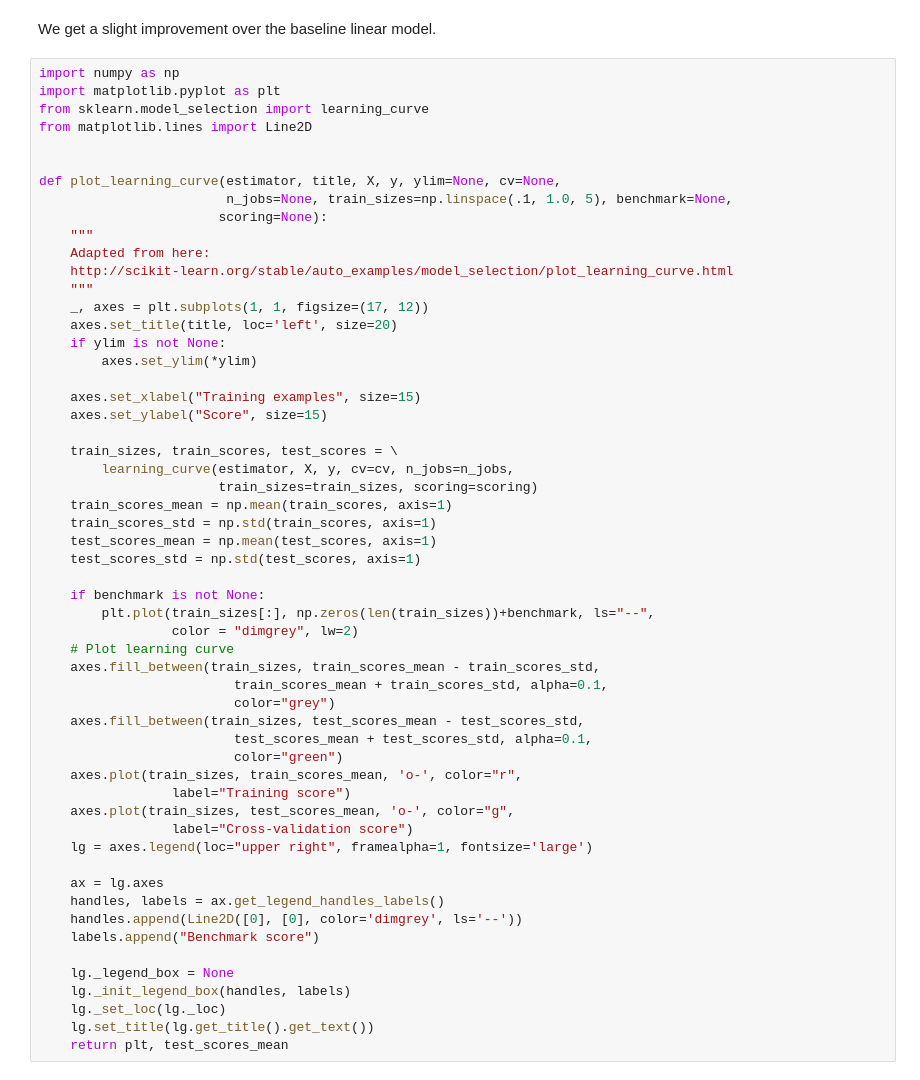
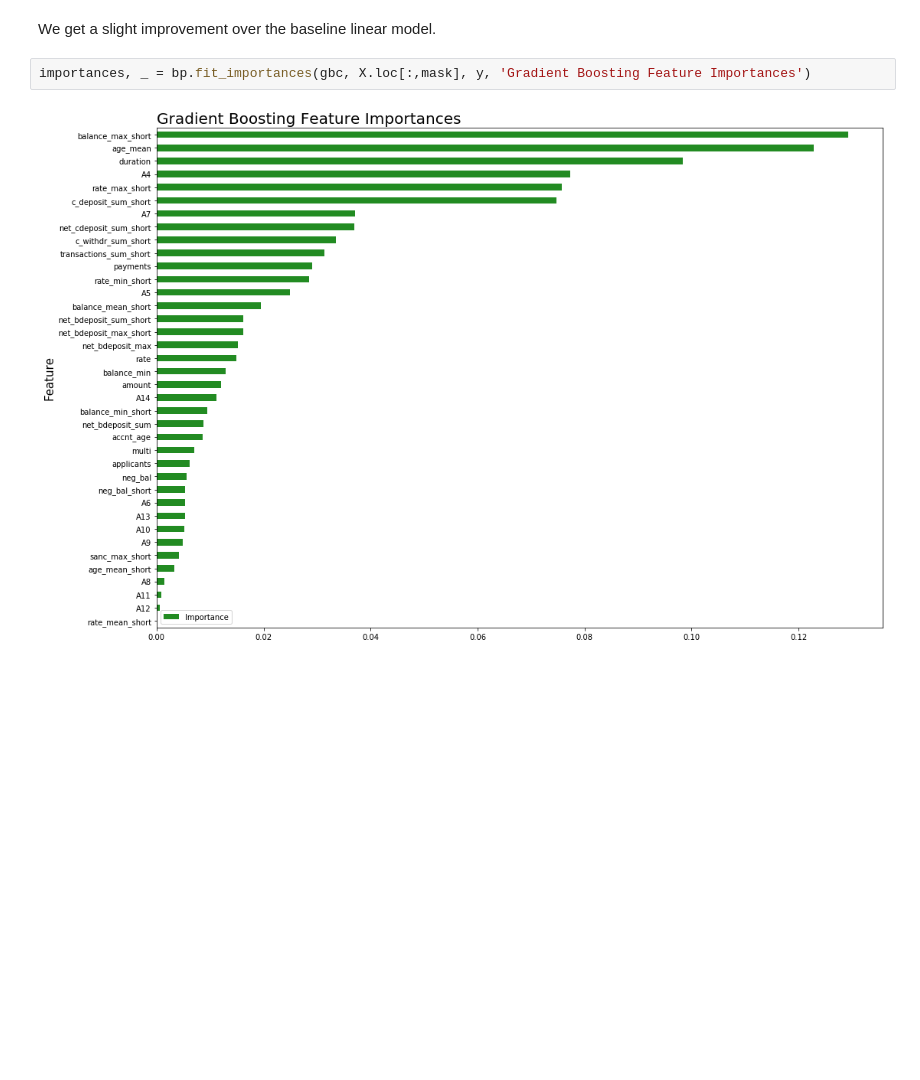
Before and after one commit to loerssoni/credit_risk_prediction, a Jupyter notebook: Credit default modeling.ipynb, the cells around one changed output. Drawn from its saved outputs; the diff is of its cells as text; blank space fills up the shorter version.

```diff
--- a/Credit default modeling.ipynb
+++ b/Credit default modeling.ipynb
@@ -326,58 +311,6 @@ g, _ = plot_learning_curve(gbc,"Gradient Boosting learning curves",X.loc[:,mask]
 # %% [markdown]
 We get a slight improvement over the baseline linear model.
-# %%
-import numpy as np
-import matplotlib.pyplot as plt
-from sklearn.model_selection import learning_curve
-from matplotlib.lines import Line2D
-
-
-def plot_learning_curve(estimator, title, X, y, ylim=None, cv=None,
-                        n_jobs=None, train_sizes=np.linspace(.1, 1.0, 5), benchmark=None,
-                       scoring=None):
-    """
-    Adapted from here:
-    http://scikit-learn.org/stable/auto_examples/model_selection/plot_learning_curve.html
-    """
-    _, axes = plt.subplots(1, 1, figsize=(17, 12))
-    axes.set_title(title, loc='left', size=20)
-    if ylim is not None:
-        axes.set_ylim(*ylim)
-
-    axes.set_xlabel("Training examples", size=15)
-    axes.set_ylabel("Score", size=15)
-
-    train_sizes, train_scores, test_scores = \
-        learning_curve(estimator, X, y, cv=cv, n_jobs=n_jobs,
-                       train_sizes=train_sizes, scoring=scoring)
-    train_scores_mean = np.mean(train_scores, axis=1)
-    train_scores_std = np.std(train_scores, axis=1)
-    test_scores_mean = np.mean(test_scores, axis=1)
-    test_scores_std = np.std(test_scores, axis=1)
-
-    if benchmark is not None:
-        plt.plot(train_sizes[:], np.zeros(len(train_sizes))+benchmark, ls="--",
-                 color = "dimgrey", lw=2)
-    # Plot learning curve
-    axes.fill_between(train_sizes, train_scores_mean - train_scores_std,
-                         train_scores_mean + train_scores_std, alpha=0.1,
-                         color="grey")
-    axes.fill_between(train_sizes, test_scores_mean - test_scores_std,
-                         test_scores_mean + test_scores_std, alpha=0.1,
-                         color="green")
-    axes.plot(train_sizes, train_scores_mean, 'o-', color="r",
-                 label="Training score")
-    axes.plot(train_sizes, test_scores_mean, 'o-', color="g",
-                 label="Cross-validation score")
-    lg = axes.legend(loc="upper right", framealpha=1, fontsize='large')
-
-    ax = lg.axes
-    handles, labels = ax.get_legend_handles_labels()
-    handles.append(Line2D([0], [0], color='dimgrey', ls='--'))
-    labels.append("Benchmark score")
-
-    lg._legend_box = None
-    lg._init_legend_box(handles, labels)
-    lg._set_loc(lg._loc)
-    lg.set_title(lg.get_title().get_text())
-    return plt, test_scores_mean
+# %%
+importances, _ = bp.fit_importances(gbc, X.loc[:,mask], y, 'Gradient Boosting Feature Importances')
+# %% [output]
+[figure, added]
```
Also changed, not shown: parts of 9 cells of this notebook, 1 other file.
